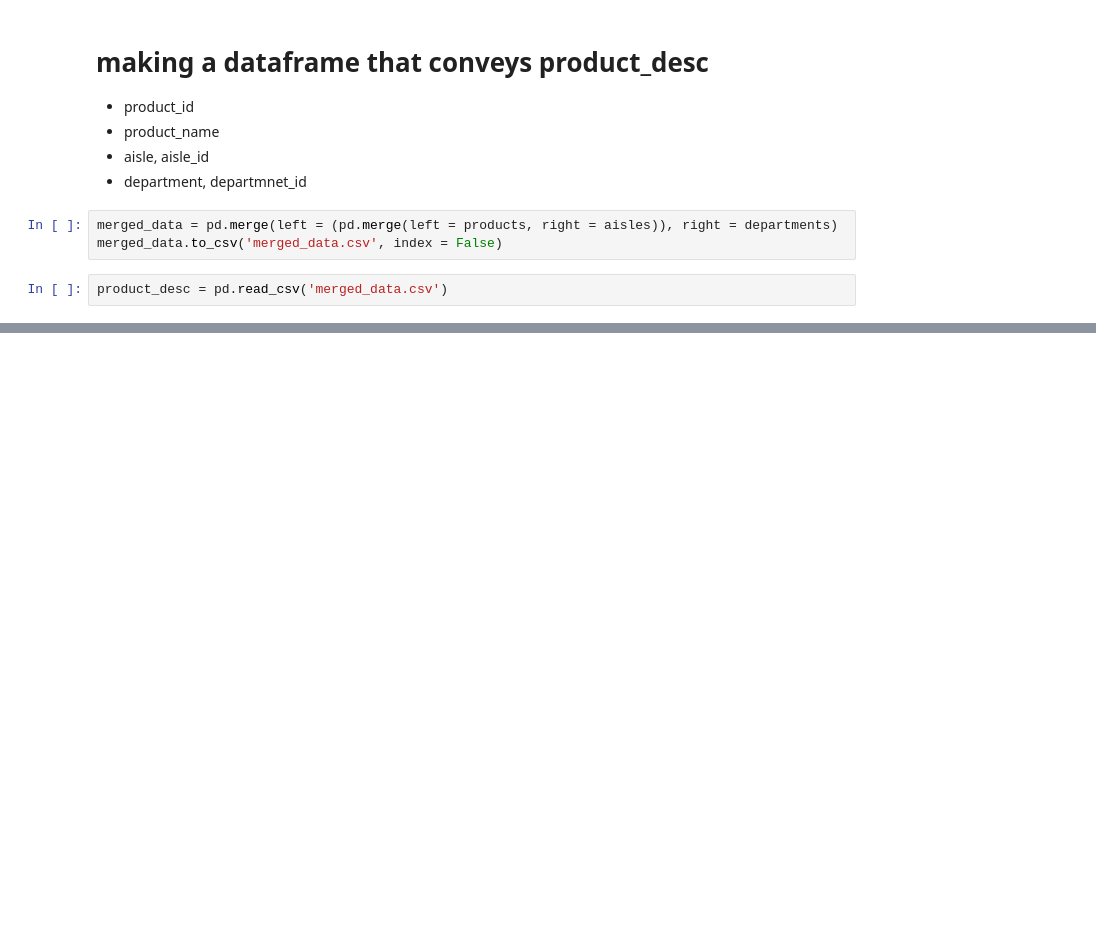
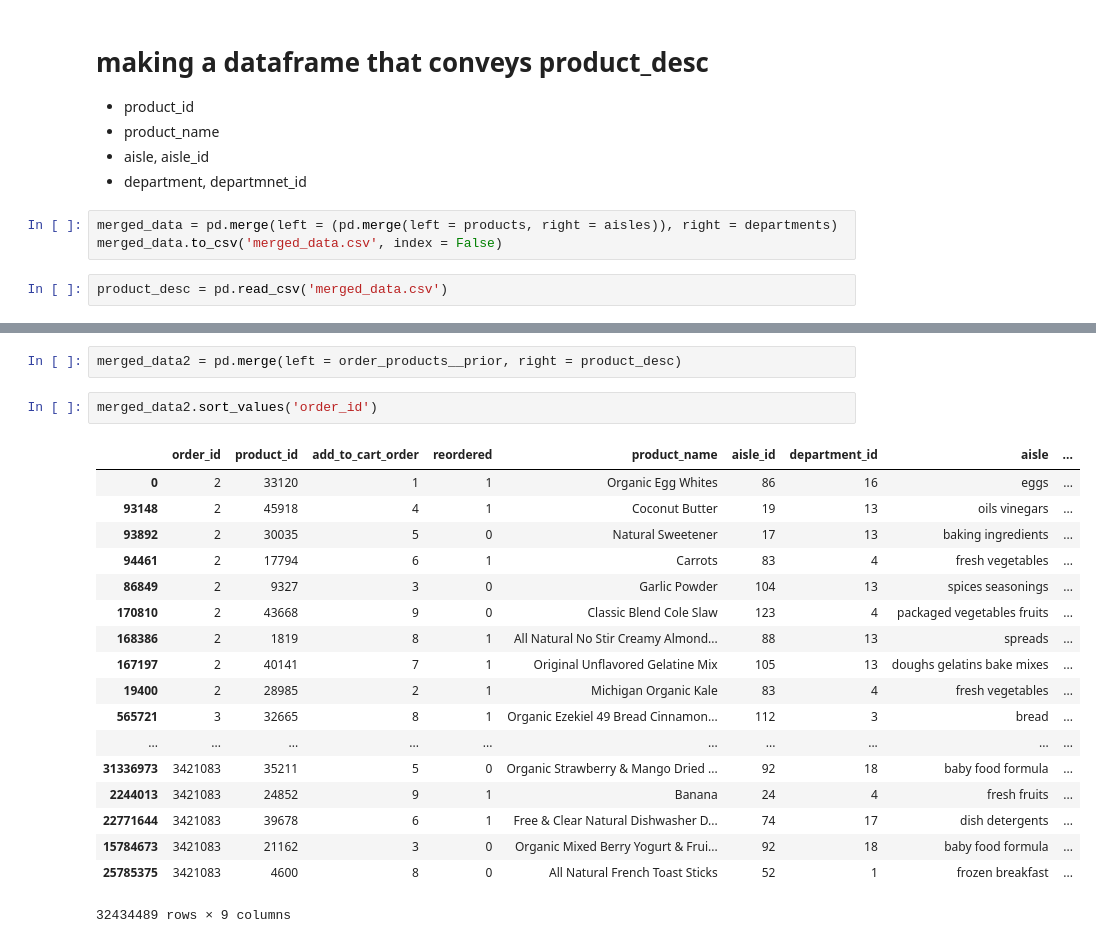
Before and after one commit to rokmarine1101/Instacart_project, a Jupyter notebook: 2017.11.29 Data approaching, combining & explanation.ipynb, the cells around one changed output, grey strips where cells are left out. Saved outputs shown, nothing was run; the diff lists cells and outputs as text; blank space fills up the shorter version.

```diff
--- a/2017.11.29 Data approaching, combining & explanation.ipynb
+++ b/2017.11.29 Data approaching, combining & explanation.ipynb
@@ -106,0 +142,23 @@ product_desc
+# %%
+merged_data2 = pd.merge(left = order_products__prior, right = product_desc)
+# %%
+merged_data2.sort_values('order_id')
+# %% [output]
+|  | order_id | product_id | add_to_cart_order | reordered | product_name | aisle_id | department_id | aisle | ... |
+| 0 | 2 | 33120 | 1 | 1 | Organic Egg Whites | 86 | 16 | eggs | ... |
+| 93148 | 2 | 45918 | 4 | 1 | Coconut Butter | 19 | 13 | oils vinegars | ... |
+| 93892 | 2 | 30035 | 5 | 0 | Natural Sweetener | 17 | 13 | baking ingredients | ... |
+| 94461 | 2 | 17794 | 6 | 1 | Carrots | 83 | 4 | fresh vegetables | ... |
+| 86849 | 2 | 9327 | 3 | 0 | Garlic Powder | 104 | 13 | spices seasonings | ... |
+| 170810 | 2 | 43668 | 9 | 0 | Classic Blend Cole Slaw | 123 | 4 | packaged vegetables fruits | ... |
+| 168386 | 2 | 1819 | 8 | 1 | All Natural No Stir Creamy Almond... | 88 | 13 | spreads | ... |
+| 167197 | 2 | 40141 | 7 | 1 | Original Unflavored Gelatine Mix | 105 | 13 | doughs gelatins bake mixes | ... |
+| 19400 | 2 | 28985 | 2 | 1 | Michigan Organic Kale | 83 | 4 | fresh vegetables | ... |
+| 565721 | 3 | 32665 | 8 | 1 | Organic Ezekiel 49 Bread Cinnamon... | 112 | 3 | bread | ... |
+| ... | ... | ... | ... | ... | ... | ... | ... | ... | ... |
+| 31336973 | 3421083 | 35211 | 5 | 0 | Organic Strawberry & Mango Dried ... | 92 | 18 | baby food formula | ... |
+| 2244013 | 3421083 | 24852 | 9 | 1 | Banana | 24 | 4 | fresh fruits | ... |
+| 22771644 | 3421083 | 39678 | 6 | 1 | Free & Clear Natural Dishwasher D... | 74 | 17 | dish detergents | ... |
+| 15784673 | 3421083 | 21162 | 3 | 0 | Organic Mixed Berry Yogurt & Frui... | 92 | 18 | baby food formula | ... |
+| 25785375 | 3421083 | 4600 | 8 | 0 | All Natural French Toast Sticks | 52 | 1 | frozen breakfast | ... |
+32434489 rows × 9 columns
```
Also changed, not shown: parts of 6 cells of this notebook.
